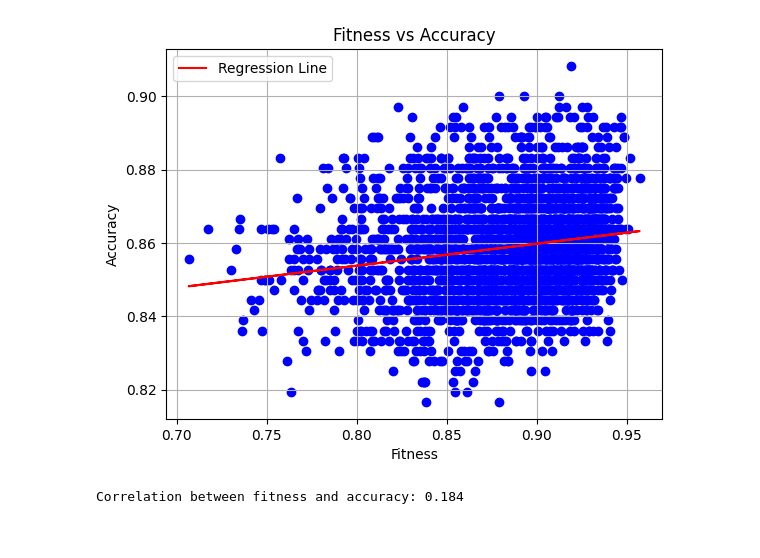
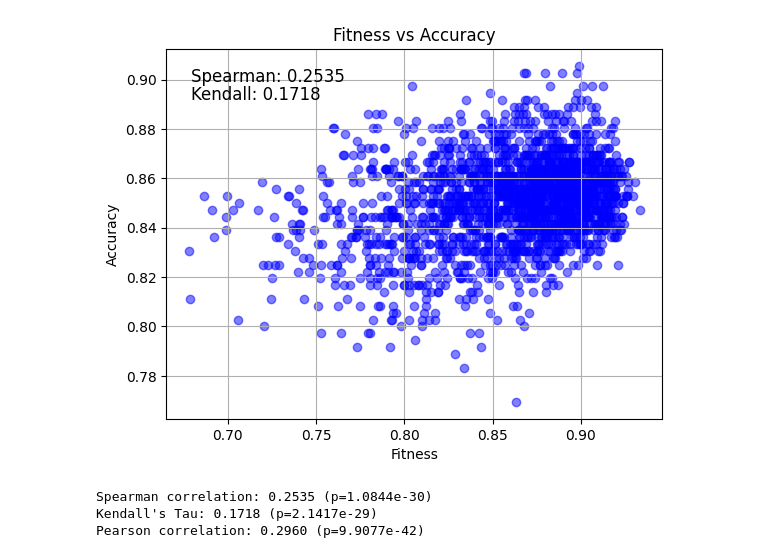
Before and after one commit to CenturionTheMan/SimulatedAnnealingBagging, a Jupyter notebook: src/detail_test_SA.ipynb, the cells around one changed output. Cells and saved outputs as stored; diff of their text form; code cells hidden in the pictures.

```diff
--- a/src/detail_test_SA.ipynb
+++ b/src/detail_test_SA.ipynb
@@ -49,24 +49,23 @@ X_train, X_test, y_train, y_test = train_test_split(X, y, test_size=0.2, random_
 def evaluate_bagging_sa():
     bagging_sa = BaggingSA(X=X_train, y=y_train,
                                 T0=2.0, alpha=0.995, cooling_method= 'geometric', max_iterations=2000, n_trees=10,
-                                fitness_accuracy_diversity_ratio=0.6,
-                                feature_mutation_chance=0.1, test_split_amount=20)
+                                fitness_accuracy_diversity_ratio=0.75,
+                                feature_mutation_chance=0.2, test_split_amount=1)
     models, fitness = bagging_sa.run(X_for_test=X_test, y_for_test=y_test, monitor_fun=fun_monitor, get_fitness=True)
     accuracy = evaluate(X_test, y_test, models=models)
     return accuracy, models, fitness
 
 
-fit_acc_sum = {}
+fits = []
+accs = []
 run_through_res = []
 def fun_monitor(iteration, T, best_fitness, fitness, new_fitness, accuracy):
     if accuracy is None:
         accuracy = 0.0
 
     print(f"I: {iteration}, T: {T:.3f}, Best fitness: {best_fitness:.3f}, Fitness: {fitness:.3f}, New fitness: {new_fitness:.3f}, Accuracy: {accuracy:.3f}")
-    if new_fitness not in fit_acc_sum:
-        fit_acc_sum[new_fitness] = [accuracy]
-    else:
-        fit_acc_sum[new_fitness].append(accuracy)
+    fits.append(new_fitness)
+    accs.append(accuracy)
     run_through_res.append([iteration, T, best_fitness, fitness, new_fitness, accuracy])
     global diff_sum
 
@@ -123,32 +122,37 @@ Model [9] accuracy: 0.628
-# %%
-import matplotlib.pyplot as plt
-
-X = np.array(list(fit_acc_sum.keys()))
-Y = np.array([np.mean(fit_acc_sum[x]) for x in X])
-
-coefficients = np.polyfit(X, Y, 1)
-regression_line = np.poly1d(coefficients)
-
-Y_regression = regression_line(X)
-
-plt.scatter(X, Y, color="blue")
-plt.plot(X, Y_regression, label="Regression Line", color="red")
-
-
-plt.xlabel("Fitness")
-plt.ylabel("Accuracy")
-plt.title("Fitness vs Accuracy")
-plt.grid()
-plt.legend()
-# plt.savefig('./../res/bagging_sa_detail_geometric_correlation.png')
-plt.show()
-
-correlation = np.corrcoef(X, Y)[0, 1]
-
-print(f"Correlation between fitness and accuracy: {correlation:.3f}")
-# %% [output]
-[figure, removed]
-Correlation between fitness and accuracy: 0.184
+# %%
+import matplotlib.pyplot as plt
+from scipy.stats import spearmanr, kendalltau, pearsonr
+
+
+X1 = fits
+X2 = accs
+
+spearman_corr, spearman_p = spearmanr(X1, X2)
+kendall_corr, kendall_p = kendalltau(X1, X2)
+pearson_corr, pearson_p = pearsonr(X1, X2)
+
+plt.scatter(X1, X2, c='blue', alpha=0.5)
+
+plt.text(0.05, 0.95, f'Spearman: {spearman_corr:.4f}', transform=plt.gca().transAxes, fontsize=12, verticalalignment='top')
+plt.text(0.05, 0.90, f'Kendall: {kendall_corr:.4f}', transform=plt.gca().transAxes, fontsize=12, verticalalignment='top')
+
+plt.xlabel('Fitness')
+plt.ylabel('Accuracy')
+plt.title('Fitness vs Accuracy')
+plt.grid(True)
+plt.show()
+
+
+
+
+print(f"Spearman correlation: {spearman_corr:.4f} (p={spearman_p:.4e})")
+print(f"Kendall's Tau: {kendall_corr:.4f} (p={kendall_p:.4e})")
+print(f"Pearson correlation: {pearson_corr:.4f} (p={pearson_p:.4e})")
+# %% [output]
+[figure, added]
+Spearman correlation: 0.2535 (p=1.0844e-30)
+Kendall's Tau: 0.1718 (p=2.1417e-29)
+Pearson correlation: 0.2960 (p=9.9077e-42)
 # %%
 X = df['Iteration']
 
```
Also changed, not shown: parts of 4 cells of this notebook, 8 other files.
